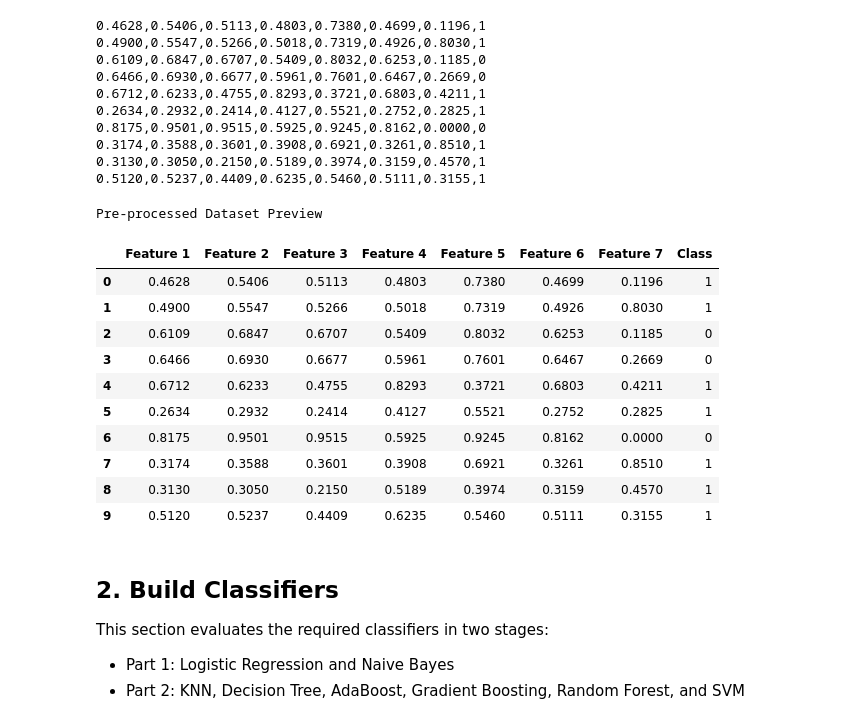
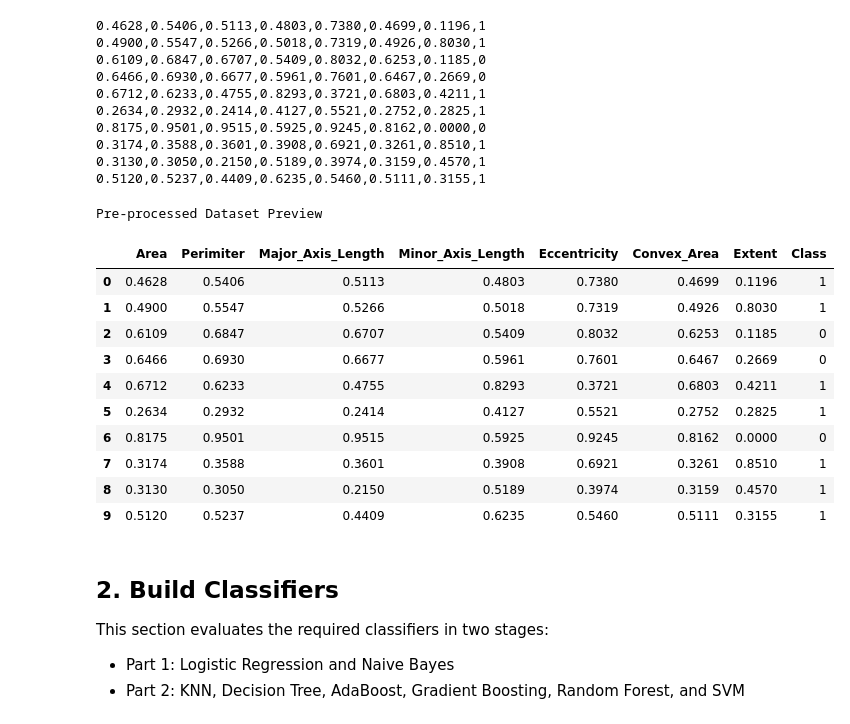
Before and after one commit to ErrorChen/COMP5318_Assignment-1, a Jupyter notebook: comp5318-a1-2026-template.ipynb, the cells around one changed output. Drawn from its saved outputs; the diff is of its cells as text; code cells hidden in the pictures.

Commit message:
revised table for part 1

```diff
--- a/comp5318-a1-2026-template.ipynb
+++ b/comp5318-a1-2026-template.ipynb
@@ -138,33 +138,35 @@ print_data(XProcessed, yProcessed)
 0.5120,0.5237,0.4409,0.6235,0.5460,0.5111,0.3155,1
 # %%
 # Display the first ten rows as a formatted table for a cleaner notebook preview.
-def preview_data_table(X, y, n_rows=10):
+def preview_data_table(X, y, feature_names, n_rows=10):
     """Display the first n_rows as a styled table without changing the preprocessing logic."""
     if len(X) != len(y):
         raise ValueError("Feature matrix and target vector must have the same number of rows.")
+    if len(feature_names) != X.shape[1]:
+        raise ValueError("feature_names must match the number of feature columns.")
 
     rows_to_show = min(n_rows, len(X))
-    feature_cols = [f"Feature {i + 1}" for i in range(X.shape[1])]
+    feature_cols = [str(name) for name in feature_names]
     preview_df = pd.DataFrame(X[:rows_to_show], columns=feature_cols)
     preview_df["Class"] = y[:rows_to_show].astype(int)
 
     styled = (
         preview_df.style
         .format({col: "{:.4f}" for col in feature_cols})
         .set_caption("Pre-processed Dataset Preview")
         .set_table_styles([
             {"selector": "caption", "props": [("caption-side", "top"), ("font-size", "16px"), ("font-weight", "600"), ("color", "#111827")]},
             {"selector": "th", "props": [("background-color", "#1f2937"), ("color", "white"), ("text-align", "center"), ("padding", "8px 10px")]},
             {"selector": "td", "props": [("text-align", "center"), ("padding", "8px 10px")]},
             {"selector": "table", "props": [("border-collapse", "collapse"), ("border", "1px solid #d1d5db"), ("border-radius", "8px"), ("overflow", "hidden")]},
         ])
     )
     display(styled)
 
-preview_data_table(XProcessed, yProcessed)
+preview_data_table(XProcessed, yProcessed, X.columns)
 # %% [output]
 Pre-processed Dataset Preview
-|  | Feature 1 | Feature 2 | Feature 3 | Feature 4 | Feature 5 | Feature 6 | Feature 7 | Class |
+|  | Area | Perimiter | Major_Axis_Length | Minor_Axis_Length | Eccentricity | Convex_Area | Extent | Class |
 | 0 | 0.4628 | 0.5406 | 0.5113 | 0.4803 | 0.7380 | 0.4699 | 0.1196 | 1 |
 | 1 | 0.4900 | 0.5547 | 0.5266 | 0.5018 | 0.7319 | 0.4926 | 0.8030 | 1 |
 | 2 | 0.6109 | 0.6847 | 0.6707 | 0.5409 | 0.8032 | 0.6253 | 0.1185 | 0 |
```
Also changed, not shown: parts of 5 cells of this notebook.
